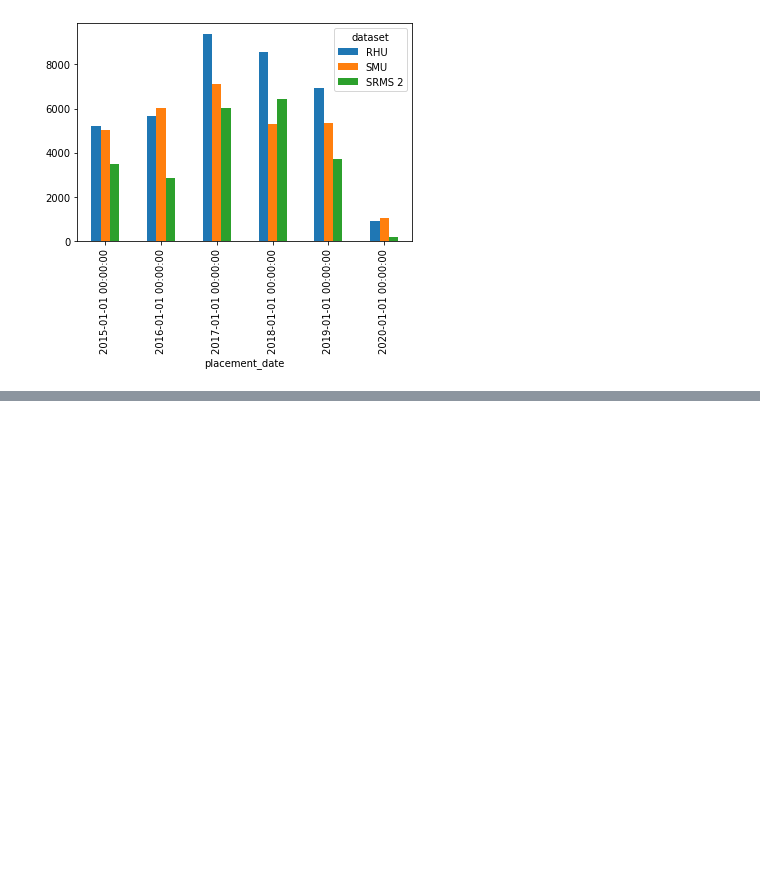
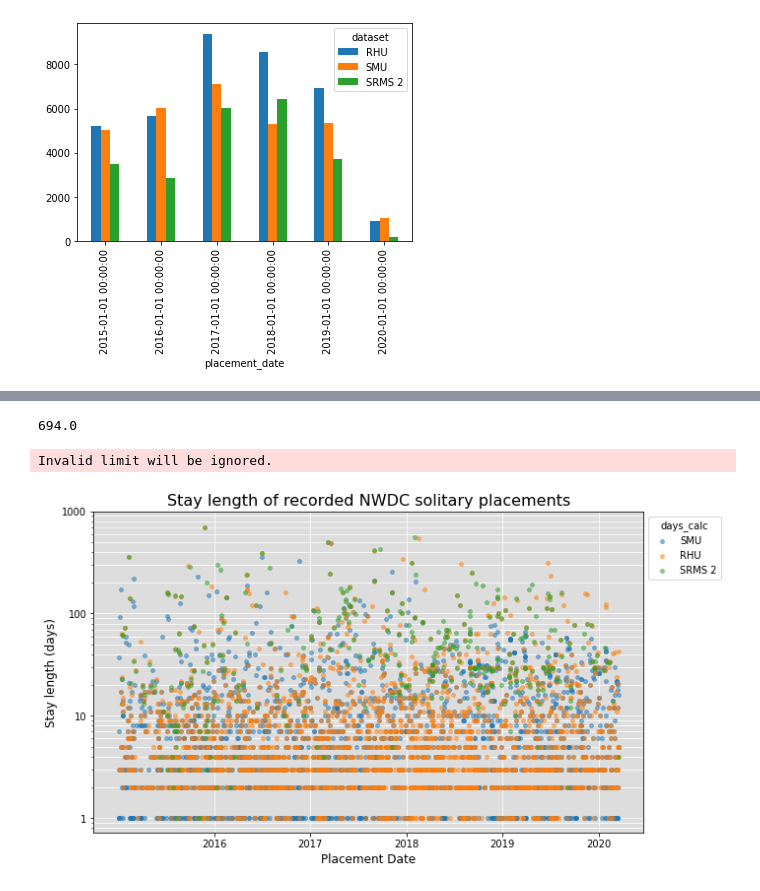
Before and after one commit to UWCHR/nwdc-seg, a Jupyter notebook: analyze/note/smu-rhu.ipynb, the cells around one changed output, grey strips where cells are left out. Drawn from its saved outputs; the diff is of its cells as text; code cells hidden in the pictures; blank space fills up the shorter version.

Commit message:
Exploratory edits, will delete material copied to pmd

```diff
--- a/analyze/note/smu-rhu.ipynb
+++ b/analyze/note/smu-rhu.ipynb
@@ -837,0 +871,52 @@ g.plot(kind='bar')
+# %%
+d = d.reset_index()
+# %%
+d['log_days_calc'] = np.log(d['days_calc'])
+# %%
+d['days_calc'].max()
+# %% [output]
+694.0
+# %%
+fig = plt.figure(figsize=(10,6))
+ax = fig.add_subplot(111)
+ax.set_facecolor('#DDDDDD')
+ax.set_axisbelow(True)
+ax.yaxis.grid(color='#FFFFFF', which='both')
+ax.xaxis.grid(color='#FFFFFF')
+
+to_plot = 'days_calc'
+values = d['dataset'].unique()
+
+markers = ['.', '.', '.']
+i = 0
+
+for v in values:
+    data = d[d['dataset'] == v]
+    x=data.loc[:, 'placement_date'].astype(int)
+    y=data.loc[:,'days_calc']
+    plt.scatter(x, y, s=60, alpha=.5, marker=markers[i])
+    i = i + 1
+
+plt.xticks(pd.date_range(start='2015-01-03', end='2020-03-16', freq='AS').astype(int))
+xticks = ax.get_xticks()
+xticks_dates = [str(f'{pd.to_datetime(x).year}') for x in xticks]
+ax.set_xticklabels(xticks_dates)
+plt.xlabel('Placement Date', fontsize=12)
+
+plt.yscale('log')
+plt.ylabel('Stay length (days)', fontsize=12)
+ax.yaxis.set_major_formatter(mtick.ScalarFormatter())
+plt.ylim(0, 1001)
+
+# x_min = xticks.min()-10000000000000000
+# x_max = xticks.max()+10000000000000000
+# ax.hlines(14, xmin=x_min, xmax=x_max, linestyles='dashed')
+
+plt.legend(values, title=to_plot, loc='upper left', bbox_to_anchor=(1, 1))
+plt.title('Stay length of recorded NWDC solitary placements', fontsize=16)
+plt.show()
+plt.close(fig=fig)
+del fig, ax
+# %% [output]
+Invalid limit will be ignored.
+[figure, added]
```
Also changed, not shown: parts of 4 cells of this notebook, 4 other files.
